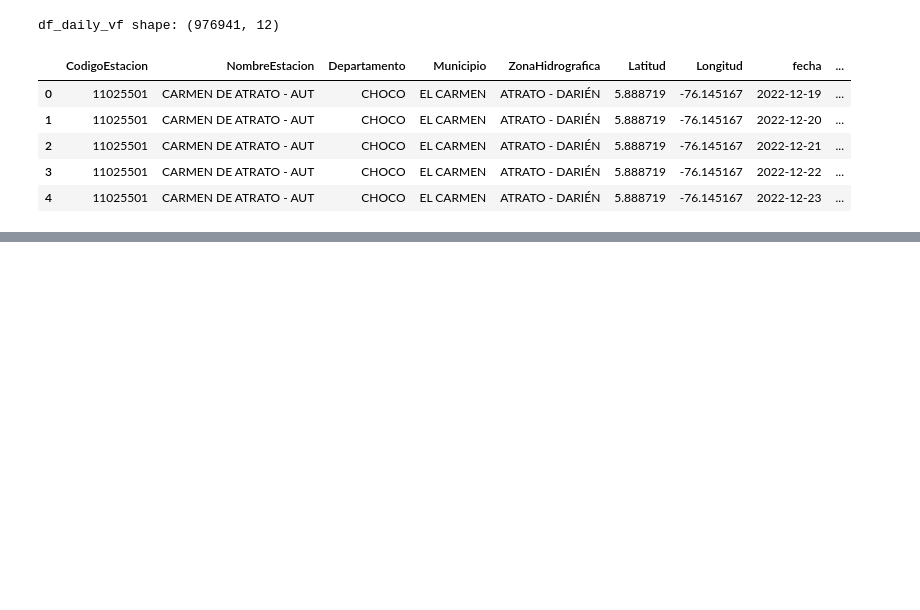
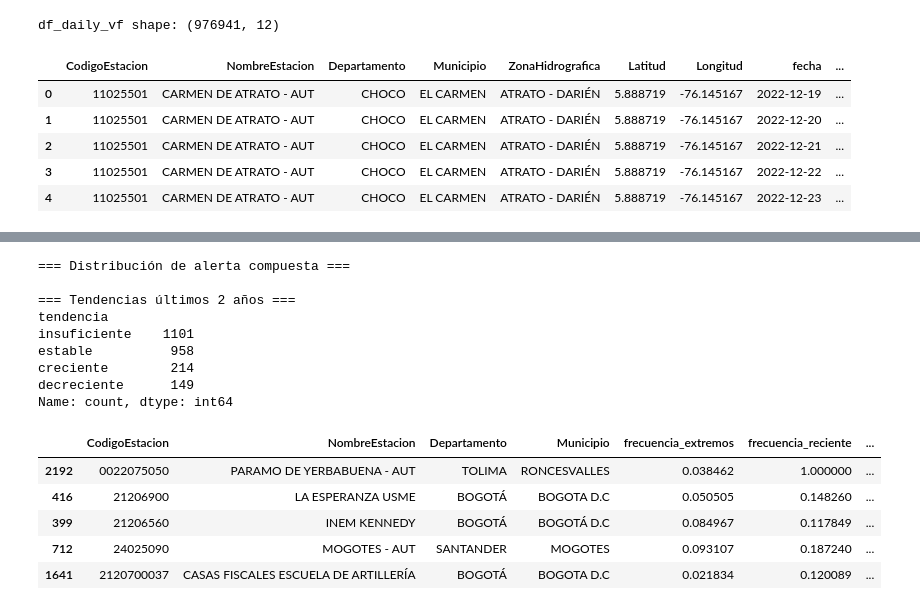
Before and after one commit to gadielfelipe/sources_of_0015, a Jupyter notebook: scripts_python/datos precipitacion historicos.ipynb, the cells around one changed output, grey strips where cells are left out. Cells and saved outputs as stored; diff of their text form; code cells hidden in the pictures; blank space fills up the shorter version.

```diff
--- a/scripts_python/datos precipitacion historicos.ipynb
+++ b/scripts_python/datos precipitacion historicos.ipynb
@@ -242,3 +238,52 @@ Name: count, dtype: int64
+# %%
+# ── 5. Alerta compuesta (4 niveles) ───────────────────────────────────────
+UMBRAL_FREQ   = 0.10   # >10 % de días históricos sobre p95
+UMBRAL_RATIO  = 1.10   # últimos 2 años tienen ≥10 % más extremos que el histórico
+
+def categorizar_alerta(row):
+    alta_freq   = row['frecuencia_extremos'] > UMBRAL_FREQ
+    creciente   = row['tendencia'] == 'creciente'
+    aceleracion = pd.notna(row['ratio_reciente']) and row['ratio_reciente'] > UMBRAL_RATIO
+
+    if alta_freq and (creciente or aceleracion):
+        return 'CRÍTICA'
+    elif alta_freq:
+        return 'ALTA'
+    elif creciente or aceleracion:
+        return 'MODERADA'
+    else:
+        return 'BAJA'
+
+# Solo categoría textual
+estaciones_alerta['alerta lluvias'] = estaciones_alerta.apply(categorizar_alerta, axis=1)
+
+# ── 6. Resumen ────────────────────────────────────────────────────────────
+print("=== Distribución de alerta compuesta ===")
+print("\n=== Tendencias últimos 2 años ===")
+print(estaciones_alerta['tendencia'].value_counts())
+
+cols_resumen = [
+    'CodigoEstacion', 'NombreEstacion', 'Departamento', 'Municipio',
+    'frecuencia_extremos', 'frecuencia_reciente', 'ratio_reciente',
+    'tendencia', 'p_valor', 'alerta lluvias'
+]
+estaciones_alerta[cols_resumen].sort_values('alerta lluvias', ascending=False).head(5)
+# %% [output]
+=== Distribución de alerta compuesta ===
+
+=== Tendencias últimos 2 años ===
+tendencia
+insuficiente    1101
+estable          958
+creciente        214
+decreciente      149
+Name: count, dtype: int64
+|  | CodigoEstacion | NombreEstacion | Departamento | Municipio | frecuencia_extremos | frecuencia_reciente | ... |
+| 2192 | 0022075050 | PARAMO DE YERBABUENA - AUT | TOLIMA | RONCESVALLES | 0.038462 | 1.000000 | ... |
+| 416 | 21206900 | LA ESPERANZA USME | BOGOTÁ | BOGOTA D.C | 0.050505 | 0.148260 | ... |
+| 399 | 21206560 | INEM KENNEDY | BOGOTÁ | BOGOTÁ D.C | 0.084967 | 0.117849 | ... |
+| 712 | 24025090 | MOGOTES - AUT | SANTANDER | MOGOTES | 0.093107 | 0.187240 | ... |
+| 1641 | 2120700037 | CASAS FISCALES ESCUELA DE ARTILLERÍA | BOGOTÁ | BOGOTA D.C | 0.021834 | 0.120089 | ... |
 # %%
 # ══════════════════════════════════════════════════════════════════════════════
 # INDICADOR DE SEQUÍA – Días Consecutivos Secos (CDD)
```
Also changed, not shown: parts of 10 cells of this notebook, 2 other files.
